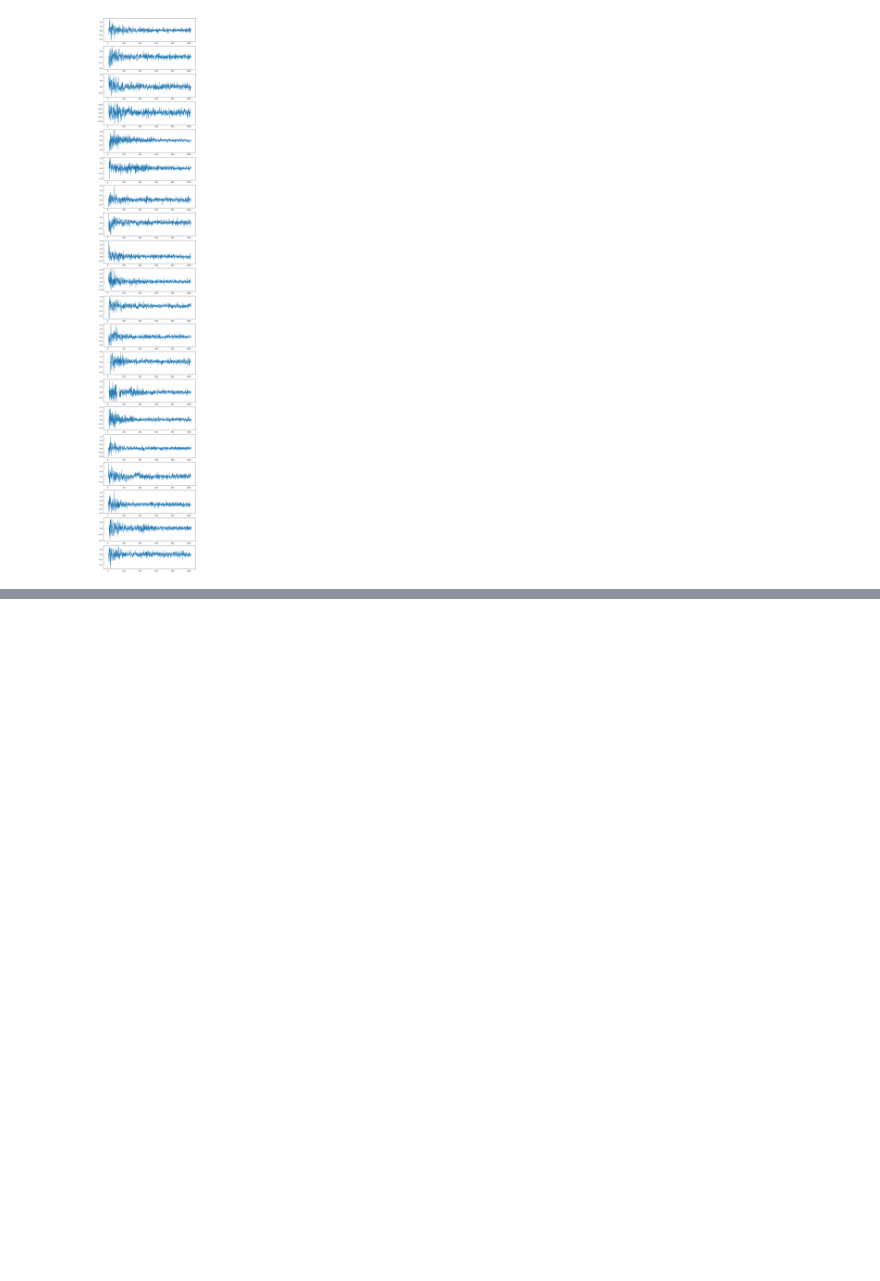
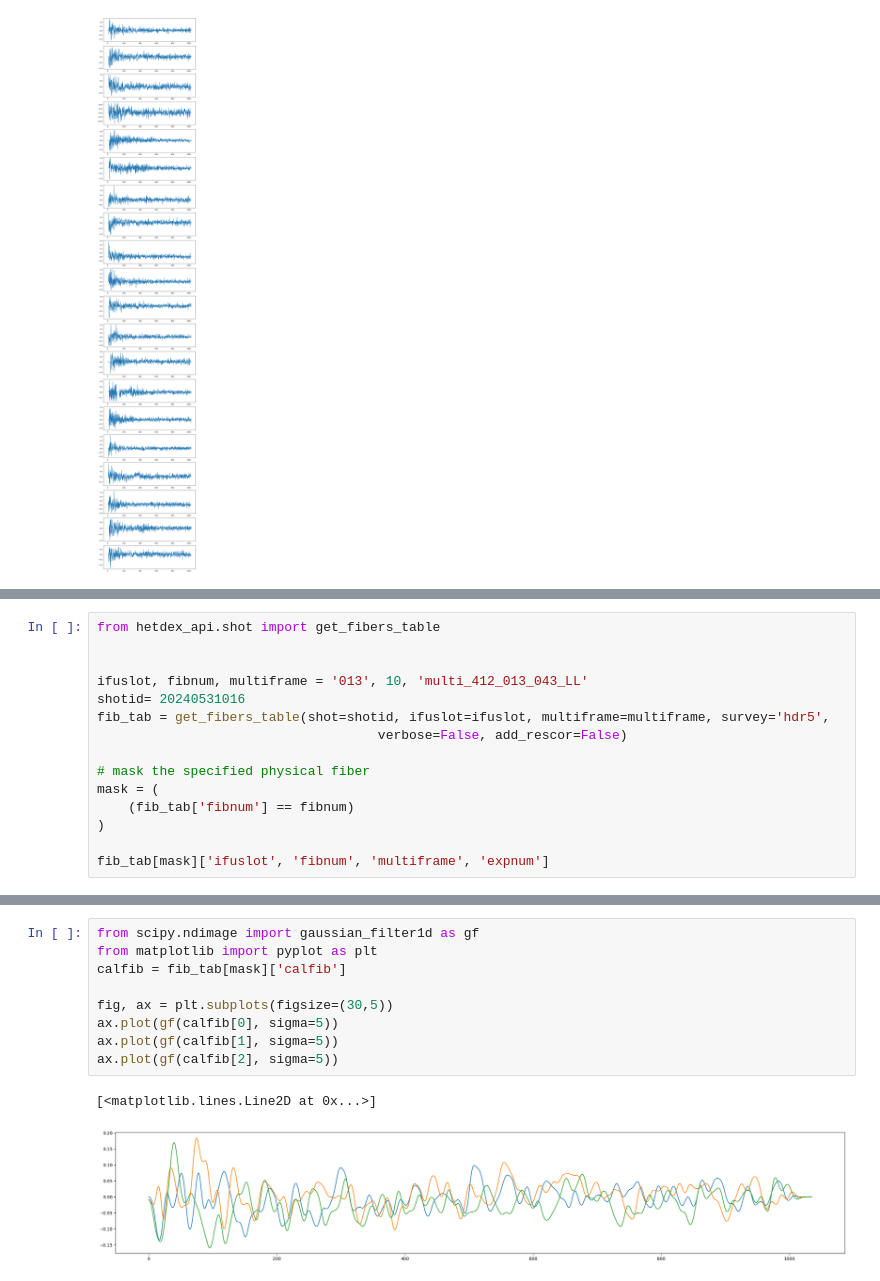
Before and after one commit to qezlou/hetdex_res, a Jupyter notebook: notebooks/vis_fibers.ipynb, the cells around one changed output, grey strips where cells are left out. Cells and saved outputs as stored; diff of their text form; blank space fills up the shorter version.

Commit message:
phys-fiber: optimal query
Optimally query all spectra for aech physical fiber or each amplifier

```diff
--- a/notebooks/vis_fibers.ipynb
+++ b/notebooks/vis_fibers.ipynb
@@ -43,0 +479,15 @@ for i in range(n_sample):
+# %%
+from hetdex_api.shot import get_fibers_table
+
+
+ifuslot, fibnum, multiframe = '013', 10, 'multi_412_013_043_LL'
+shotid= 20240531016
+fib_tab = get_fibers_table(shot=shotid, ifuslot=ifuslot, multiframe=multiframe, survey='hdr5',
+                                    verbose=False, add_rescor=False)
+
+# mask the specified physical fiber
+mask = (
+    (fib_tab['fibnum'] == fibnum)
+)
+
+fib_tab[mask]['ifuslot', 'fibnum', 'multiframe', 'expnum']
@@ -43,0 +501,12 @@ for i in range(n_sample):
+# %%
+from scipy.ndimage import gaussian_filter1d as gf
+from matplotlib import pyplot as plt
+calfib = fib_tab[mask]['calfib']
+
+fig, ax = plt.subplots(figsize=(30,5))
+ax.plot(gf(calfib[0], sigma=5))
+ax.plot(gf(calfib[1], sigma=5))
+ax.plot(gf(calfib[2], sigma=5))
+# %% [output]
+[<matplotlib.lines.Line2D at 0x...>]
+[figure, added]
```
Also changed, not shown: parts of 48 cells of this notebook, 5 other files.
